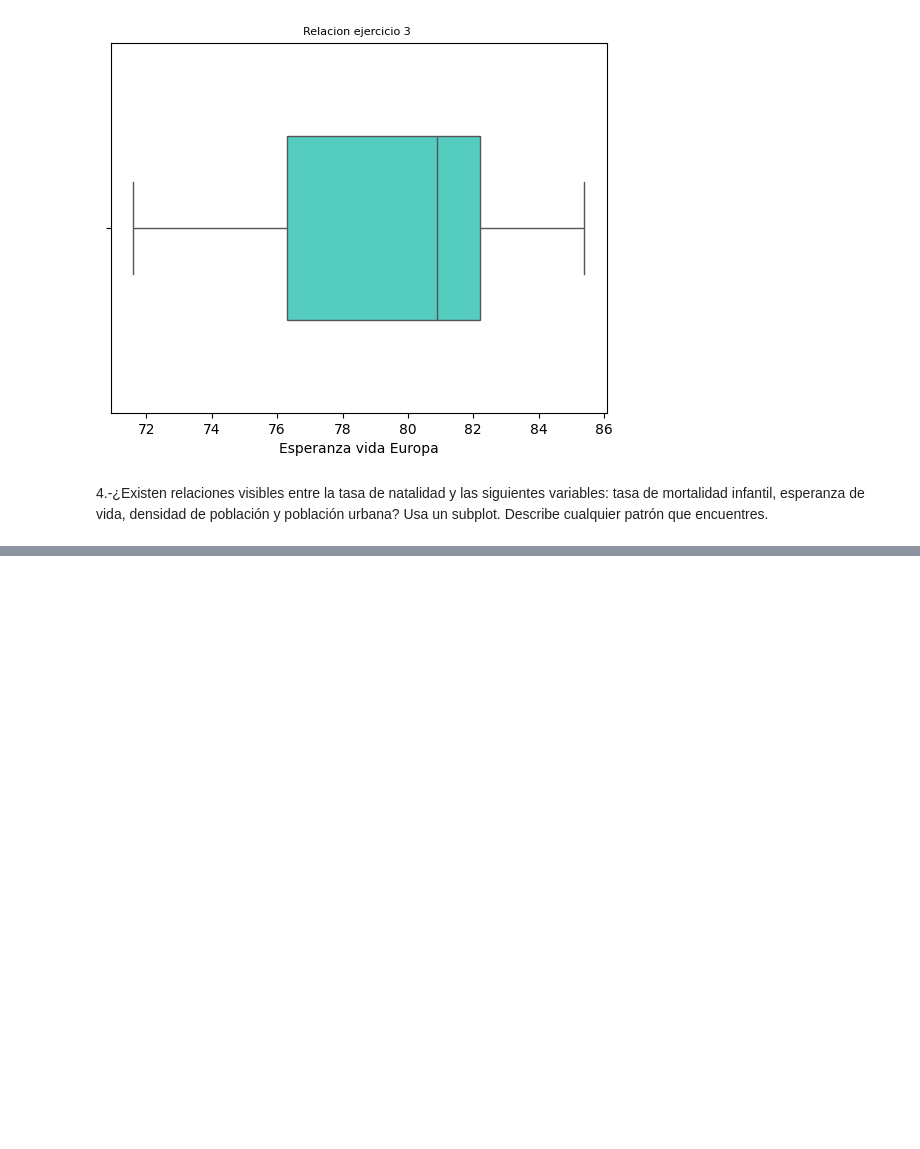
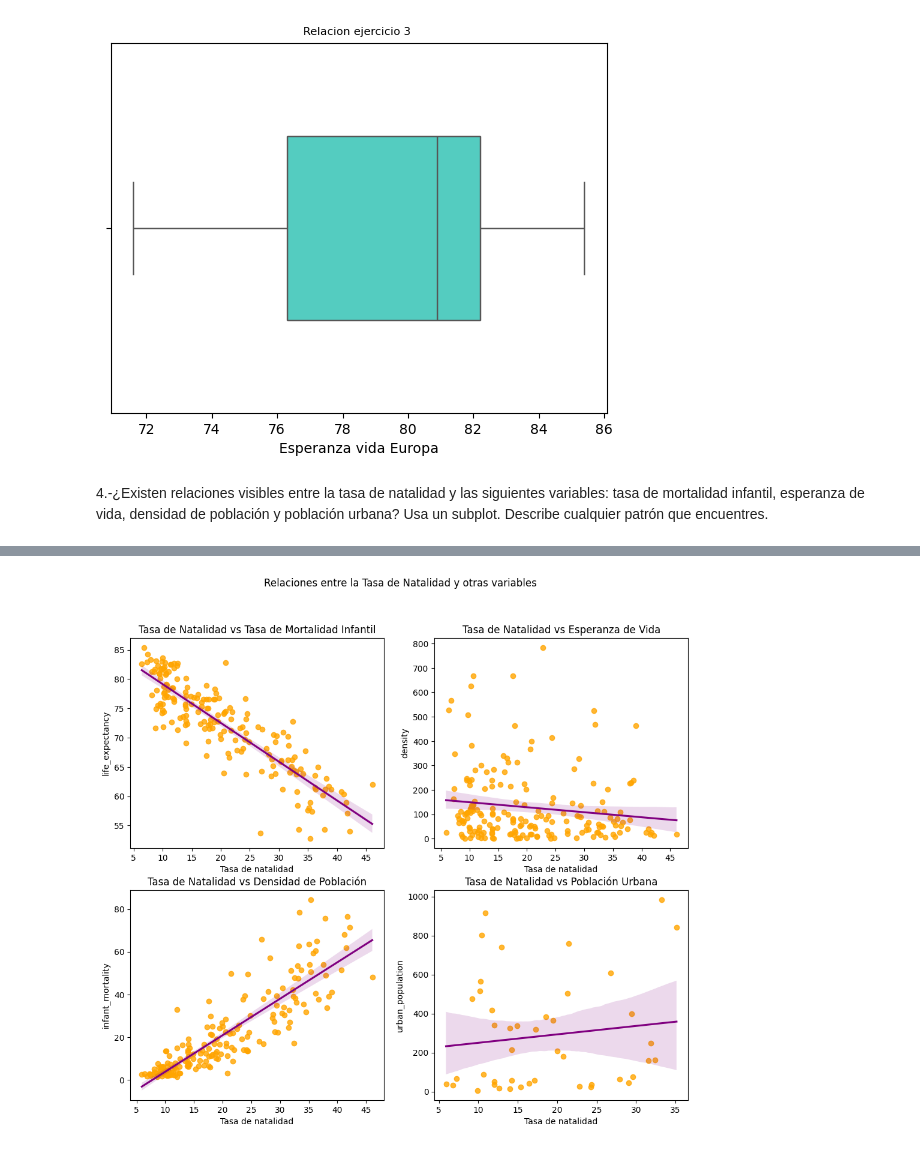
Before and after one commit to Marina-pg/mod3_pair_IsaMarina, a Jupyter notebook: VisualizacionI_MarinaeIsa.ipynb, the cells around one changed output, grey strips where cells are left out. Drawn from its saved outputs; the diff is of its cells as text; code cells hidden in the pictures; blank space fills up the shorter version.

```diff
--- a/VisualizacionI_MarinaeIsa.ipynb
+++ b/VisualizacionI_MarinaeIsa.ipynb
@@ -108,0 +66,29 @@ Text(0, 0.5, 'density')
+# %%
+
+
+
+# Crear la figura y los subplots
+fig, axes = plt.subplots(2, 2, figsize=(12, 10))
+fig.suptitle('Relaciones entre la Tasa de Natalidad y otras variables')
+
+# Lista de variables y títulos
+variables =["life_expectancy",'density','infant_mortality', 'urban_population']
+
+titulos = ['Tasa de Natalidad vs Tasa de Mortalidad Infantil','Tasa de Natalidad vs Esperanza de Vida','Tasa de Natalidad vs Densidad de Población','Tasa de Natalidad vs Población Urbana']
+
+ # Bucle for para iterar
+
+for ax, var, title, in zip(axes.flatten(), variables, titulos):
+
+    #axes.flatten()--> sirve para recorrer la matrix 2,2
+    #esto recorre 3 listas al mismo tiempo, la de variables, la de titulos
+    #zip es para agrupar esyos elementos para obtener en cada iteracion: un ax, la variable del y y el título.
+
+    sns.regplot(x=df['birth_rate'], y=df[var], ax=ax, scatter_kws={'color':'orange'}, line_kws={'color':'purple'})
+    ax.set_title(title)
+    ax.set_xlabel('Tasa de natalidad')
+    ax.set_ylabel(var)
+
+plt.show()
+# %% [output]
+[figure, added]
```
Also changed, not shown: parts of 2 cells of this notebook.
